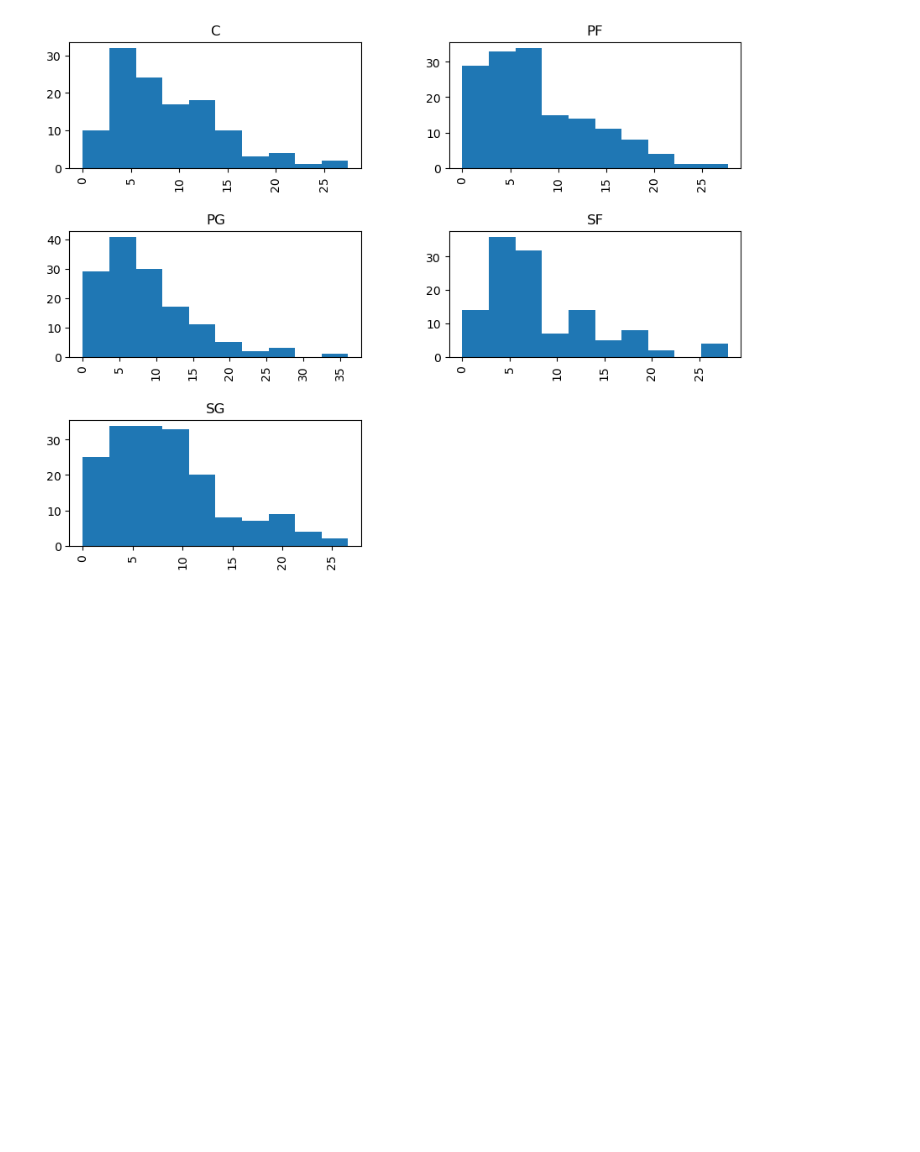
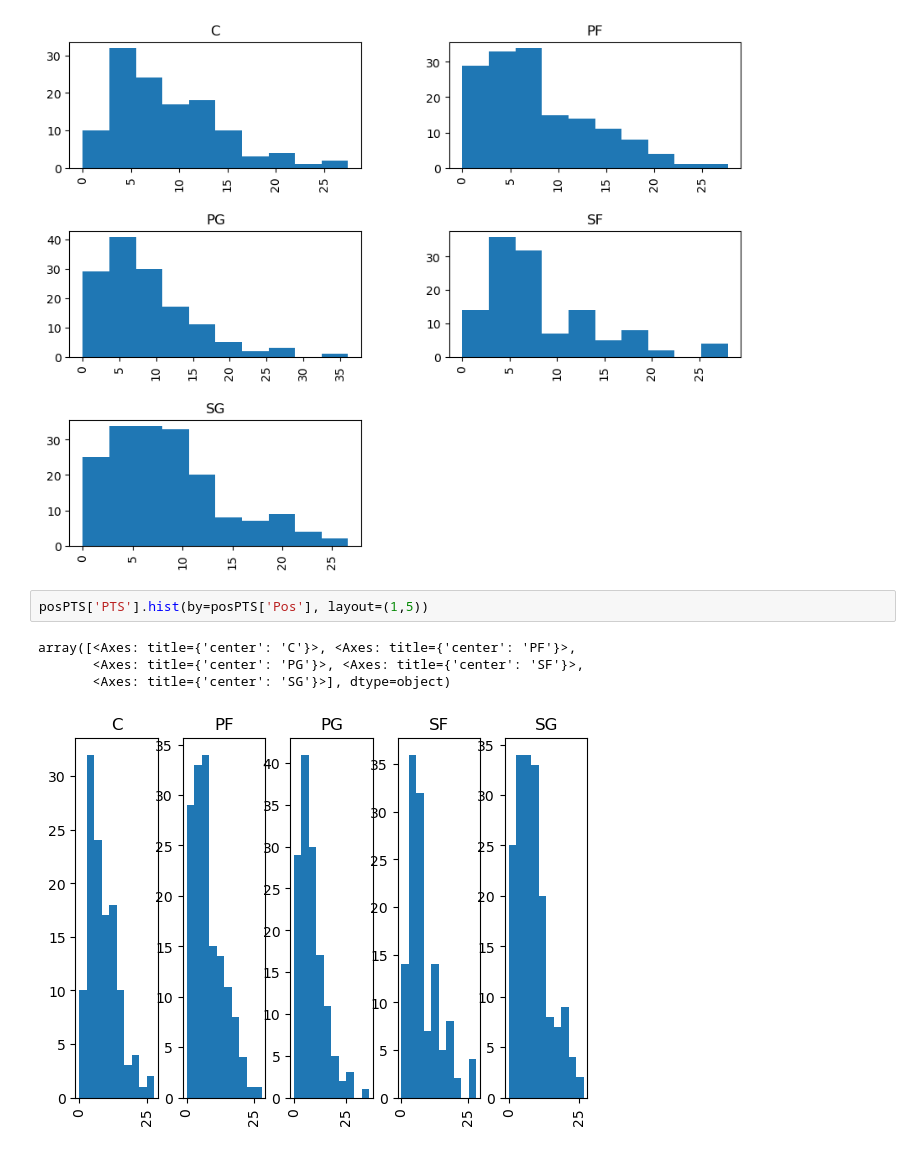
Before and after one commit to aqib1/Python_Algorithms, a Jupyter notebook: exploratoryDataAnalysis/exploratory-data.ipynb, the cells around one changed output. Saved outputs shown, nothing was run; the diff lists cells and outputs as text; blank space fills up the shorter version.

Commit message:
Histogram figszie and layout

```diff
--- a/exploratoryDataAnalysis/exploratory-data.ipynb
+++ b/exploratoryDataAnalysis/exploratory-data.ipynb
@@ -361,3 +361,10 @@ array([[<Axes: title={'center': 'C'}>, <Axes: title={'center': 'PF'}>],
        [<Axes: title={'center': 'PG'}>, <Axes: title={'center': 'SF'}>],
        [<Axes: title={'center': 'SG'}>, <Axes: >]], dtype=object)
 [figure]
+# %%
+posPTS['PTS'].hist(by=posPTS['Pos'], layout=(1,5))
+# %% [output]
+array([<Axes: title={'center': 'C'}>, <Axes: title={'center': 'PF'}>,
+       <Axes: title={'center': 'PG'}>, <Axes: title={'center': 'SF'}>,
+       <Axes: title={'center': 'SG'}>], dtype=object)
+[figure, added]
```
Also changed, not shown: parts of 1 cell of this notebook.
